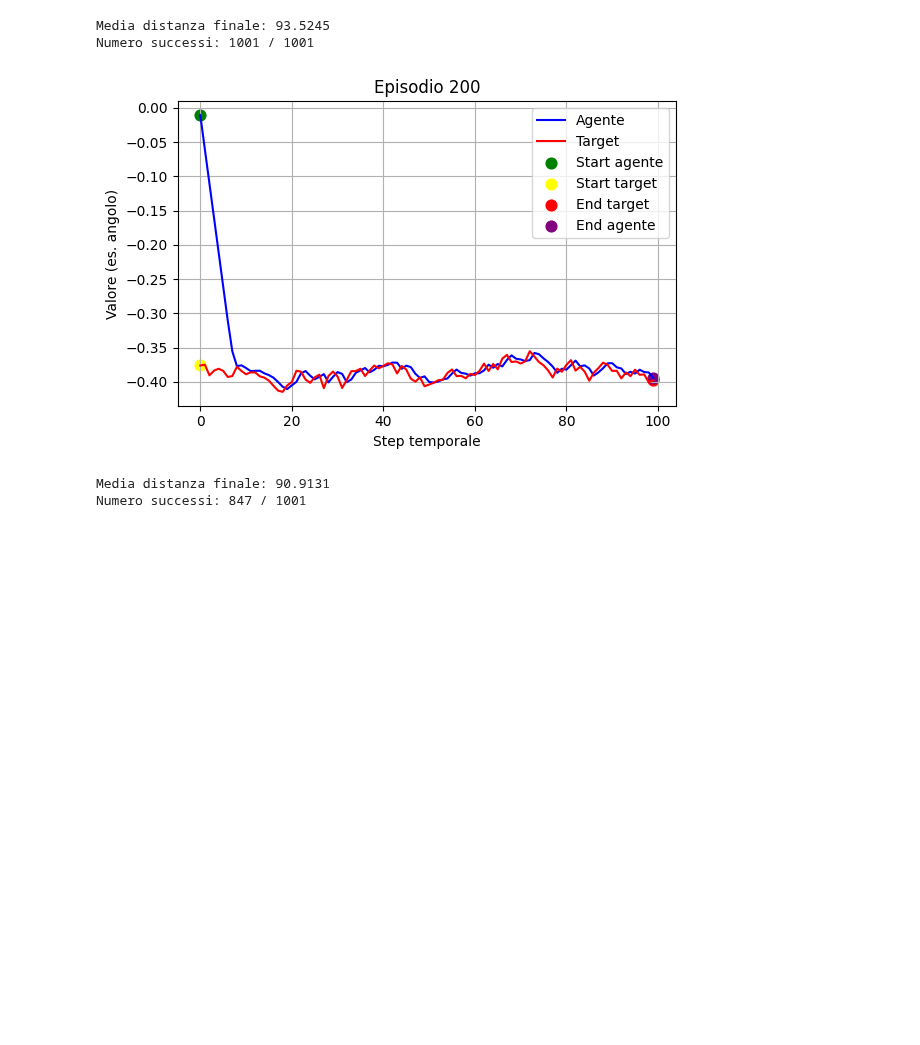
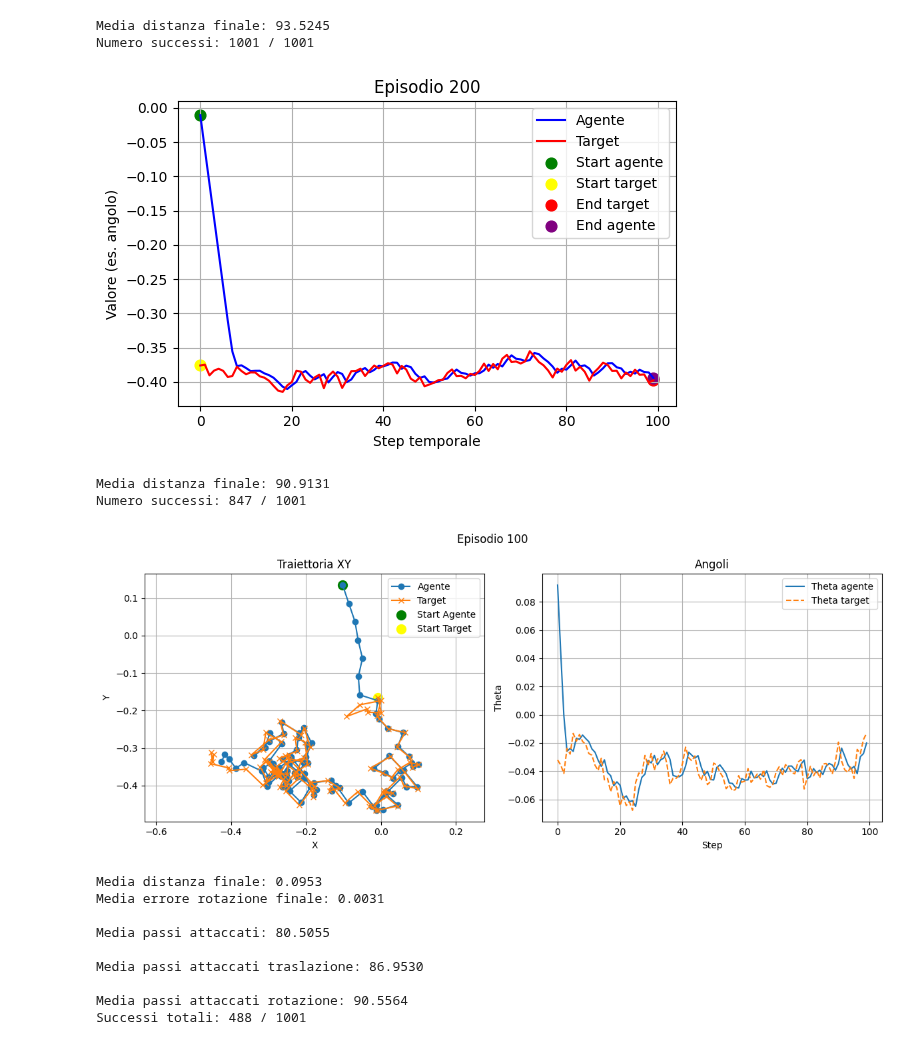
Before and after one commit to EdoardoZappia/RL_IL_AR_for_surgery, a Jupyter notebook: test.ipynb, the cells around one changed output. Drawn from its saved outputs; the diff is of its cells as text; code cells hidden in the pictures; blank space fills up the shorter version.

```diff
--- a/test.ipynb
+++ b/test.ipynb
@@ -956,6 +956,7 @@ def test_dual_agents(agent_transl, agent_rot, env=None, num_episodes=1001, toler
 
     for ep in range(num_episodes):
         state, _ = env.reset()
+        real_state = torch.tensor(state, dtype=torch.float32)
         state = torch.tensor(state, dtype=torch.float32)
 
         state = state.clone()
@@ -992,14 +993,15 @@ def test_dual_agents(agent_transl, agent_rot, env=None, num_episodes=1001, toler
             #print("action dopo clipping: ", action)
 
             next_state, _, done, truncated, _, _ = env.step(action)
+            real_next_state = torch.tensor(next_state, dtype=torch.float32)
             next_state = torch.tensor(next_state, dtype=torch.float32)
 
             next_state = next_state.clone()
             next_state[3:5] += torch.normal(mean=0.0, std=0.005, size=(2,), device=next_state.device)
             next_state[5:] += torch.normal(mean=0.0, std=0.004, size=(1,), device=next_state.device)
 
-            dist_transl = torch.norm(next_state[:2] - state[3:5])
-            dist_rot = torch.abs(next_state[2] - state[5])
+            dist_transl = torch.norm(real_next_state[:2] - real_state[3:5])
+            dist_rot = torch.abs(real_next_state[2] - real_state[5])
 
             if dist_transl < tolerance_transl:
                 total_attached_counter_transl += 1
@@ -1016,6 +1018,7 @@ def test_dual_agents(agent_transl, agent_rot, env=None, num_episodes=1001, toler
             done = truncated
 
             state = next_state
+            real_state = real_next_state
 
         final_distances.append(dist_transl.item())
         final_rot_errors.append(dist_rot.item())
@@ -1027,9 +1030,9 @@ def test_dual_agents(agent_transl, agent_rot, env=None, num_episodes=1001, toler
         if success:
             success_counter += 1
 
-        print(f"[Episode {ep}] Steps: {step}, Total attached counter: {total_attached_counter}, Total transl: {total_attached_counter_transl}, Total rot: {total_attached_counter_rot}, Final distance: {dist_transl:.4f}, Final rot error: {dist_rot:.4f}, Success: {success}")
+        #print(f"[Episode {ep}] Steps: {step}, Total attached counter: {total_attached_counter}, Total transl: {total_attached_counter_transl}, Total rot: {total_attached_counter_rot}, Final distance: {dist_transl:.4f}, Final rot error: {dist_rot:.4f}, Success: {success}")
 
-        if ep % 100 == 0:
+        if ep == 100:
             plot_trajectory(trajectory, target_traj, theta_traj, theta_target_traj, ep, success)
 
     env.close()
@@ -1051,30 +1054,41 @@ def plot_trajectory(trajectory, target_traj, theta_traj, theta_target_traj, epis
     axs[0].plot(trajectory[:, 0], trajectory[:, 1], marker='o', label="Agente")
     axs[0].plot(target_traj[:, 0], target_traj[:, 1], marker='x', label="Target")
     axs[0].scatter(trajectory[0, 0], trajectory[0, 1], color='green', label='Start Agente', s=100)
     axs[0].scatter(target_traj[0, 0], target_traj[0, 1], color='yellow', label='Start Target', s=100)
     axs[0].set_title("Traiettoria XY")
     axs[0].set_xlabel("X")
     axs[0].set_ylabel("Y")
     axs[0].legend()
     axs[0].grid(True)
     axs[0].axis('equal')
 
     axs[1].plot(theta_traj, label="Theta agente")
     axs[1].plot(theta_target_traj, label="Theta target", linestyle='--')
     axs[1].set_title("Angoli")
     axs[1].set_xlabel("Step")
     axs[1].set_ylabel("Theta")
     axs[1].legend()
     axs[1].grid(True)
 
     plt.suptitle(f"Episodio {episode}")
     plt.tight_layout()
     plt.show()
     plt.close()
 
 # --- MAIN ---
 if __name__ == "__main__":
     ckpt_transl = "/Users/edoardozappia/Documents/GitHub/RL_IL_AR_for_surgery/Traslazioni-dinamiche/Noisy/ddpg_run_dyn_mov_0.05_noisy_target_0.00520250504_150841/checkpoint_ep3639.pth"
     ckpt_rot = "/Users/edoardozappia/Documents/GitHub/RL_IL_AR_for_surgery/TEST_NOISE/Rotazioni-dinamiche/ddpg_mov_0.01_std_0.004_20250620_222306/checkpoint_ep2471.pth"
     agent_transl, agent_rot = load_agents(ckpt_transl, ckpt_rot)
     test_dual_agents(agent_transl, agent_rot)
+# %% [output]
+[figure, added]
+Media distanza finale: 0.0953
+Media errore rotazione finale: 0.0031
+
+Media passi attaccati: 80.5055
+
+Media passi attaccati traslazione: 86.9530
+
+Media passi attaccati rotazione: 90.5564
+Successi totali: 488 / 1001
```
Also changed, not shown: parts of 4 cells of this notebook, 11 other files.
